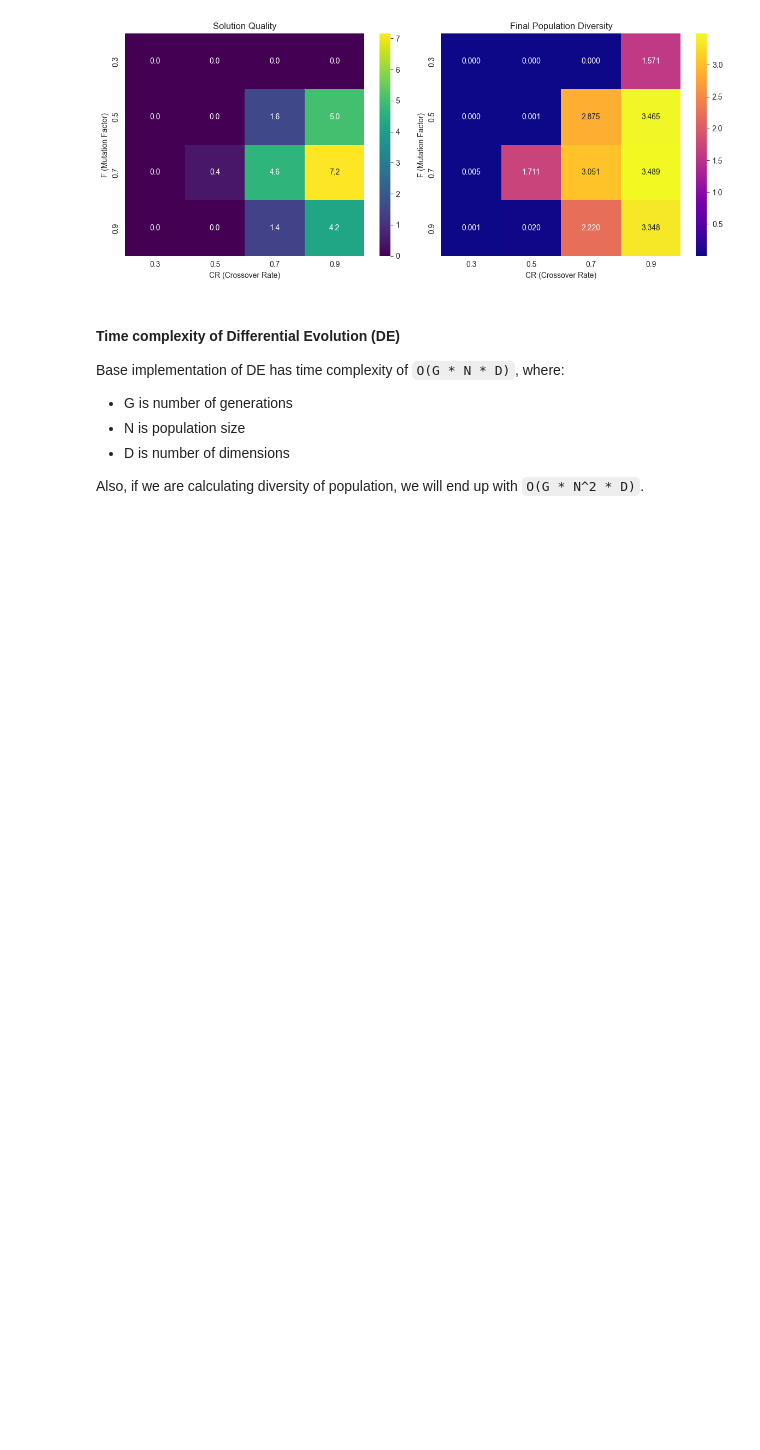
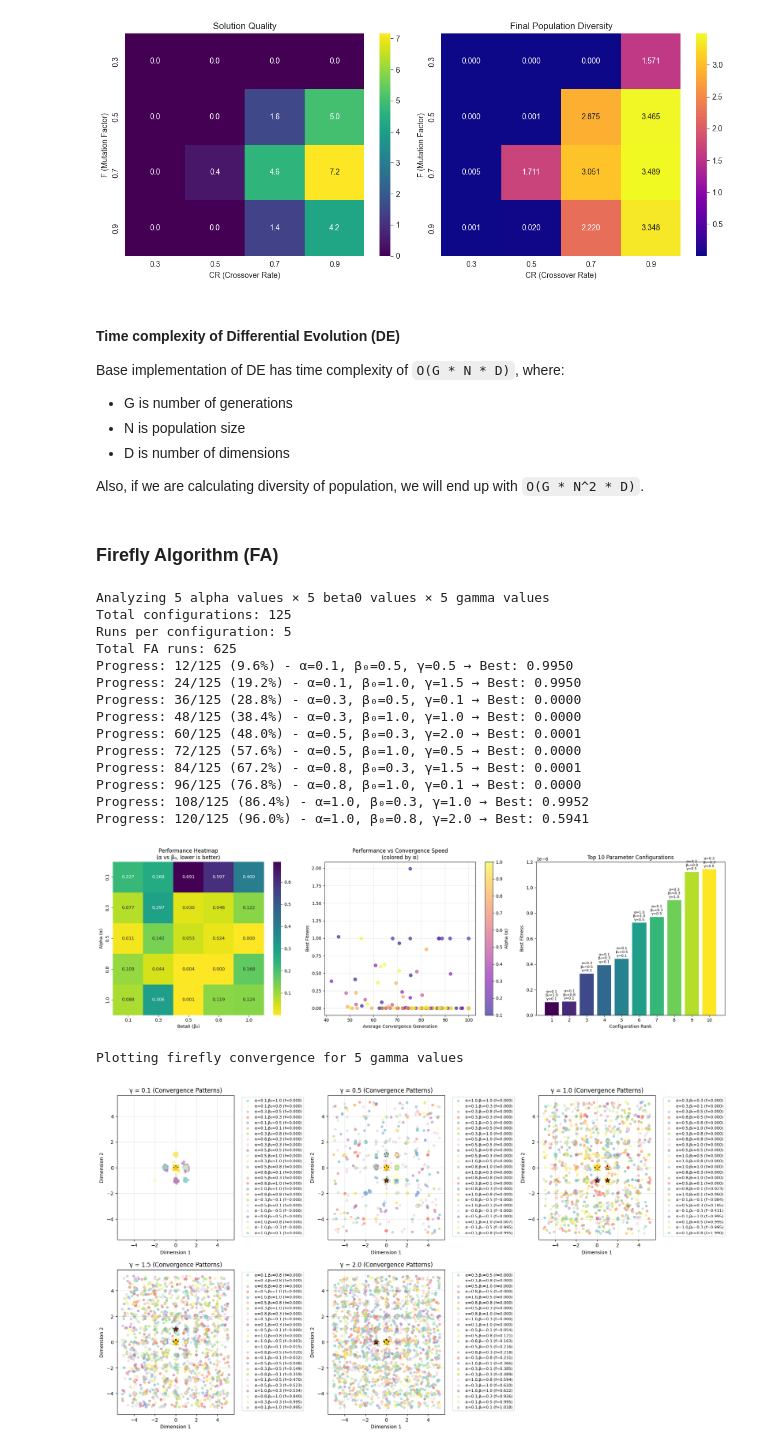
Before and after one commit to ImraKocis/optimization-algorithms-based-on-evolutionary-computing, a Jupyter notebook: ProjectGuide.ipynb, the cells around one changed output. Drawn from its saved outputs; the diff is of its cells as text; code cells hidden in the pictures; blank space fills up the shorter version.

```diff
--- a/ProjectGuide.ipynb
+++ b/ProjectGuide.ipynb
@@ -1341,3 +1341,5 @@ Base implementation of DE has time complexity of `O(G * N * D)`, where:
 - D is number of dimensions
 
 Also, if we are calculating diversity of population, we will end up with `O(G * N^2 * D)`.
+# %% [markdown]
+### Firefly Algorithm (FA)
@@ -1343,0 +1363,38 @@ Also, if we are calculating diversity of population, we will end up with `O(G *
+# %%
+from algorithms.fa.evaluation import fa_analyze_hyperparameters
+from utils.objective_functions import rastrigin_objective_function
+
+alpha_test = [0.1, 0.3, 0.5, 0.8, 1.0]
+beta0_test = [0.1, 0.3, 0.5, 0.8, 1.0]
+gamma_test = [0.1, 0.5, 1.0, 1.5, 2.0]
+dimensions = 2
+bounds = (-5.12, 5.12)
+
+results_df = fa_analyze_hyperparameters(
+    objective_function=rastrigin_objective_function,
+    bounds=bounds,
+    dimensions=dimensions,
+    alpha_values=alpha_test,
+    beta0_values=beta0_test,
+    gamma_values=gamma_test,
+    runs_per_config=5,
+    max_generations=100,
+)
+# %% [output]
+Analyzing 5 alpha values × 5 beta0 values × 5 gamma values
+Total configurations: 125
+Runs per configuration: 5
+Total FA runs: 625
+Progress: 12/125 (9.6%) - α=0.1, β₀=0.5, γ=0.5 → Best: 0.9950
+Progress: 24/125 (19.2%) - α=0.1, β₀=1.0, γ=1.5 → Best: 0.9950
+Progress: 36/125 (28.8%) - α=0.3, β₀=0.5, γ=0.1 → Best: 0.0000
+Progress: 48/125 (38.4%) - α=0.3, β₀=1.0, γ=1.0 → Best: 0.0000
+Progress: 60/125 (48.0%) - α=0.5, β₀=0.3, γ=2.0 → Best: 0.0001
+Progress: 72/125 (57.6%) - α=0.5, β₀=1.0, γ=0.5 → Best: 0.0000
+Progress: 84/125 (67.2%) - α=0.8, β₀=0.3, γ=1.5 → Best: 0.0001
+Progress: 96/125 (76.8%) - α=0.8, β₀=1.0, γ=0.1 → Best: 0.0000
+Progress: 108/125 (86.4%) - α=1.0, β₀=0.3, γ=1.0 → Best: 0.9952
+Progress: 120/125 (96.0%) - α=1.0, β₀=0.8, γ=2.0 → Best: 0.5941
+[figure, added]
+Plotting firefly convergence for 5 gamma values
+[figure, added]
```
Also changed, not shown: parts of 2 cells of this notebook, 5 other files.
